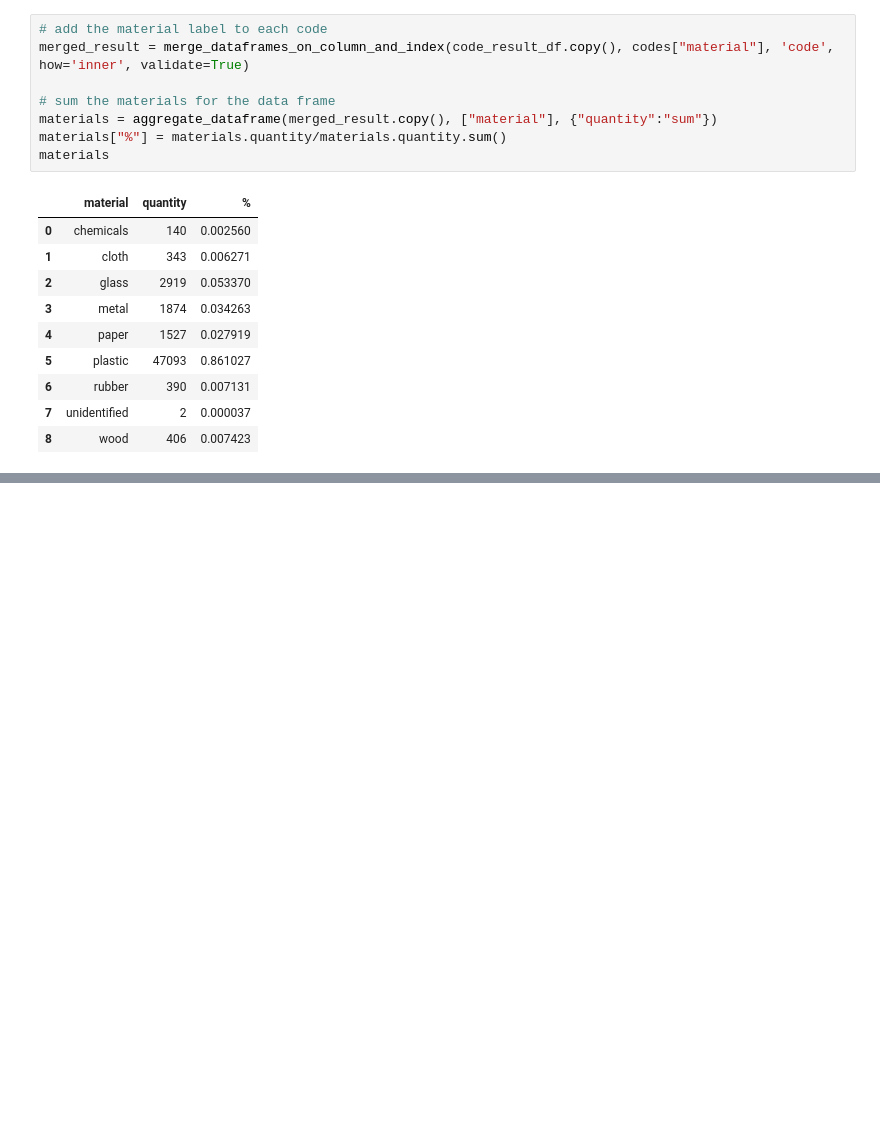
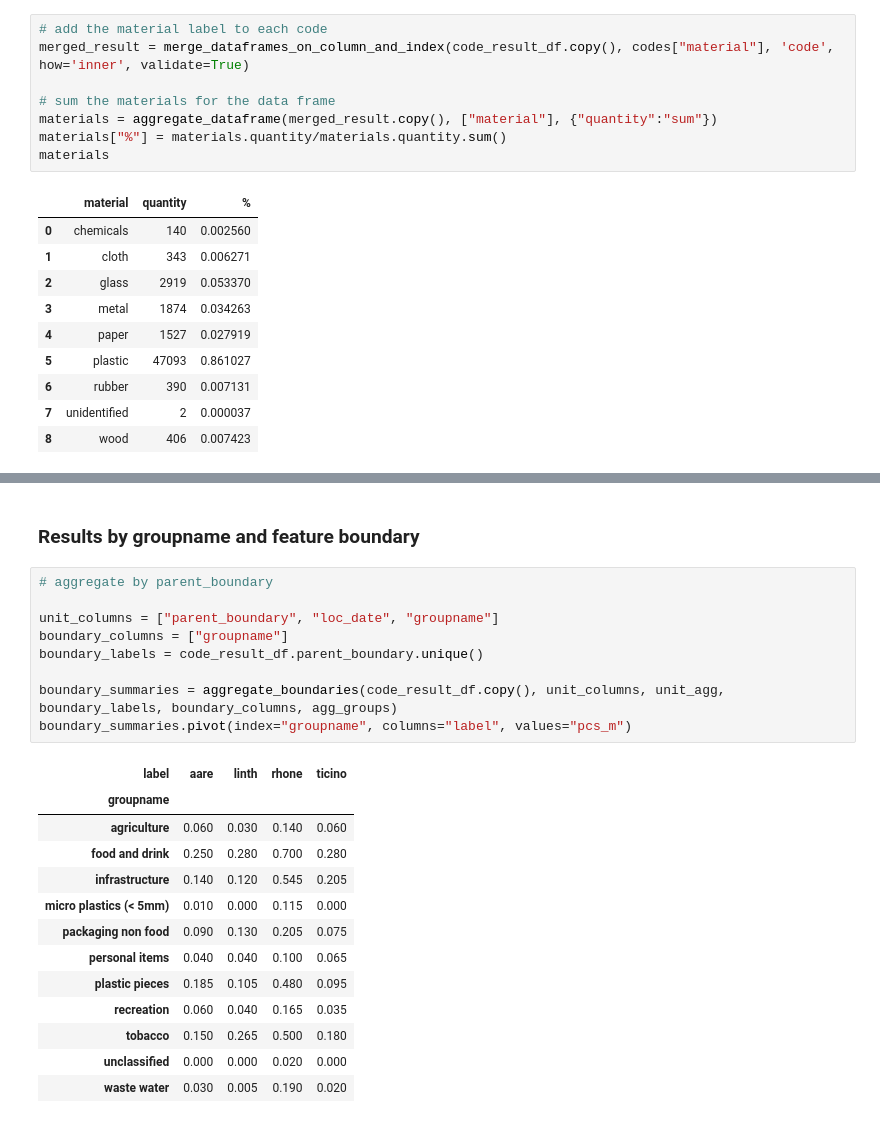
Before and after one commit to hammerdirt-analyst/feb_2024, a Jupyter notebook: testing_data_models.ipynb, the cells around one changed output, grey strips where cells are left out. Drawn from its saved outputs; the diff is of its cells as text; blank space fills up the shorter version.

```diff
--- a/testing_data_models.ipynb
+++ b/testing_data_models.ipynb
@@ -437,3 +511,28 @@ x
+# %% [markdown]
+### Results by groupname and feature boundary
+# %%
+# aggregate by parent_boundary
+
+unit_columns = ["parent_boundary", "loc_date", "groupname"]
+boundary_columns = ["groupname"]
+boundary_labels = code_result_df.parent_boundary.unique()
+
+boundary_summaries = aggregate_boundaries(code_result_df.copy(), unit_columns, unit_agg, boundary_labels, boundary_columns, agg_groups)
+boundary_summaries.pivot(index="groupname", columns="label", values="pcs_m")
+# %% [output]
+| label | aare | linth | rhone | ticino |
+| groupname |  |  |  |  |
+| agriculture | 0.060 | 0.030 | 0.140 | 0.060 |
+| food and drink | 0.250 | 0.280 | 0.700 | 0.280 |
+| infrastructure | 0.140 | 0.120 | 0.545 | 0.205 |
+| micro plastics (< 5mm) | 0.010 | 0.000 | 0.115 | 0.000 |
+| packaging non food | 0.090 | 0.130 | 0.205 | 0.075 |
+| personal items | 0.040 | 0.040 | 0.100 | 0.065 |
+| plastic pieces | 0.185 | 0.105 | 0.480 | 0.095 |
+| recreation | 0.060 | 0.040 | 0.165 | 0.035 |
+| tobacco | 0.150 | 0.265 | 0.500 | 0.180 |
+| unclassified | 0.000 | 0.000 | 0.020 | 0.000 |
+| waste water | 0.030 | 0.005 | 0.190 | 0.020 |
 # %%
 %watermark -a hammerdirt-analyst -co --iversions
 # %% [output]
```
Also changed, not shown: parts of 17 cells of this notebook, 2 other files.
